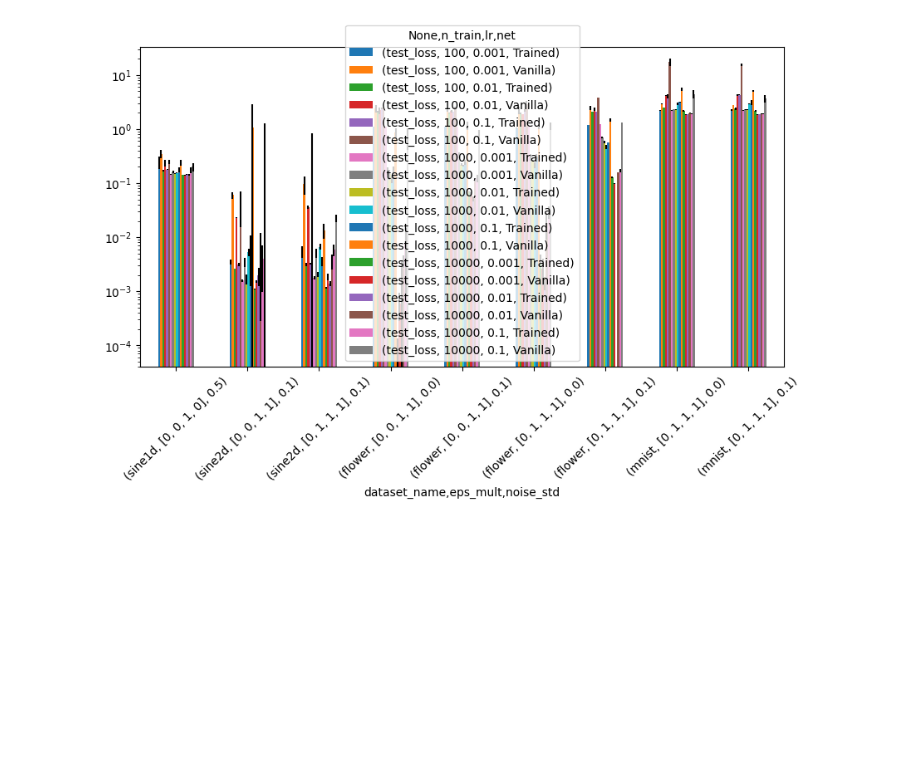
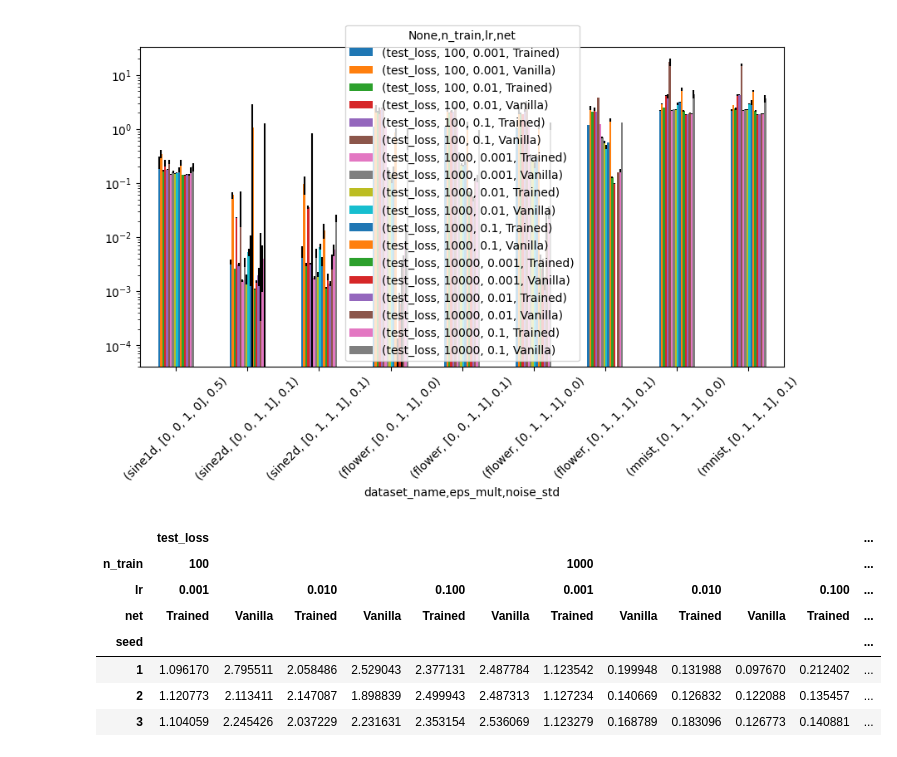
Before and after one commit to elidub/SymPDE, a Jupyter notebook: notebooks_symlie/results_step2.ipynb, the cells around one changed output. Drawn from its saved outputs; the diff is of its cells as text; code cells hidden in the pictures; blank space fills up the shorter version.

```diff
--- a/notebooks_symlie/results_step2.ipynb
+++ b/notebooks_symlie/results_step2.ipynb
@@ -183,4 +244,15 @@ for logy in [False, True]:
 # %% [output]
 [figure]
 [figure]
+# %%
+d_pivot['d_pivot']
+# %% [output]
+|  | test_loss |  |  |  |  |  |  |  |  |  |  | ... |
+| n_train | 100 |  |  |  |  |  | 1000 |  |  |  |  | ... |
+| lr | 0.001 |  | 0.010 |  | 0.100 |  | 0.001 |  | 0.010 |  | 0.100 | ... |
+| net | Trained | Vanilla | Trained | Vanilla | Trained | Vanilla | Trained | Vanilla | Trained | Vanilla | Trained | ... |
+| seed |  |  |  |  |  |  |  |  |  |  |  | ... |
+| 1 | 1.096170 | 2.795511 | 2.058486 | 2.529043 | 2.377131 | 2.487784 | 1.123542 | 0.199948 | 0.131988 | 0.097670 | 0.212402 | ... |
+| 2 | 1.120773 | 2.113411 | 2.147087 | 1.898839 | 2.499943 | 2.487313 | 1.127234 | 0.140669 | 0.126832 | 0.122088 | 0.135457 | ... |
+| 3 | 1.104059 | 2.245426 | 2.037229 | 2.231631 | 2.353154 | 2.536069 | 1.123279 | 0.168789 | 0.183096 | 0.126773 | 0.140881 | ... |
 # %%
```
Also changed, not shown: parts of 10 cells of this notebook, 16 other files.
